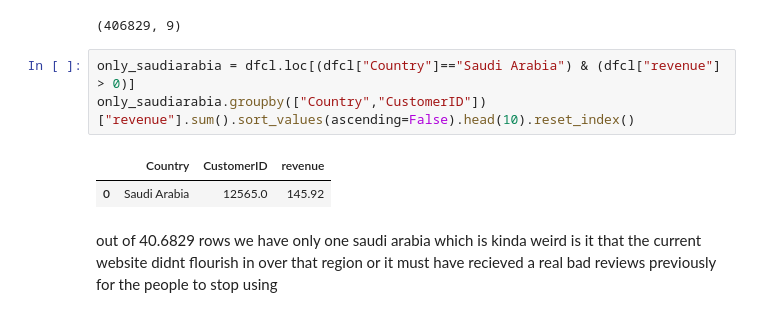
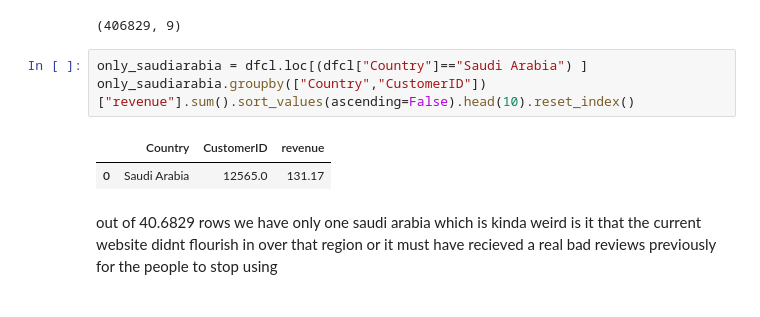
Before and after one commit to mokshithr530/bigdatacheck, a Jupyter notebook: dataset/checkdata2.ipynb, the cells around one changed output. Saved outputs shown, nothing was run; the diff lists cells and outputs as text.

```diff
--- a/dataset/checkdata2.ipynb
+++ b/dataset/checkdata2.ipynb
@@ -395,10 +395,10 @@ dfcl.shape
 # %% [output]
 (406829, 9)
 # %%
-only_saudiarabia = dfcl.loc[(dfcl["Country"]=="Saudi Arabia") & (dfcl["revenue"] > 0)]
+only_saudiarabia = dfcl.loc[(dfcl["Country"]=="Saudi Arabia") ]
 only_saudiarabia.groupby(["Country","CustomerID"])["revenue"].sum().sort_values(ascending=False).head(10).reset_index()
 # %% [output]
 |  | Country | CustomerID | revenue |
-| 0 | Saudi Arabia | 12565.0 | 145.92 |
+| 0 | Saudi Arabia | 12565.0 | 131.17 |
 # %% [markdown]
 out of 40.6829 rows we have only one saudi arabia which is kinda weird is it that the current website didnt flourish in over that region or it must have recieved a real bad reviews previously for the people to stop using
```
Also changed, not shown: parts of 2 cells of this notebook.
